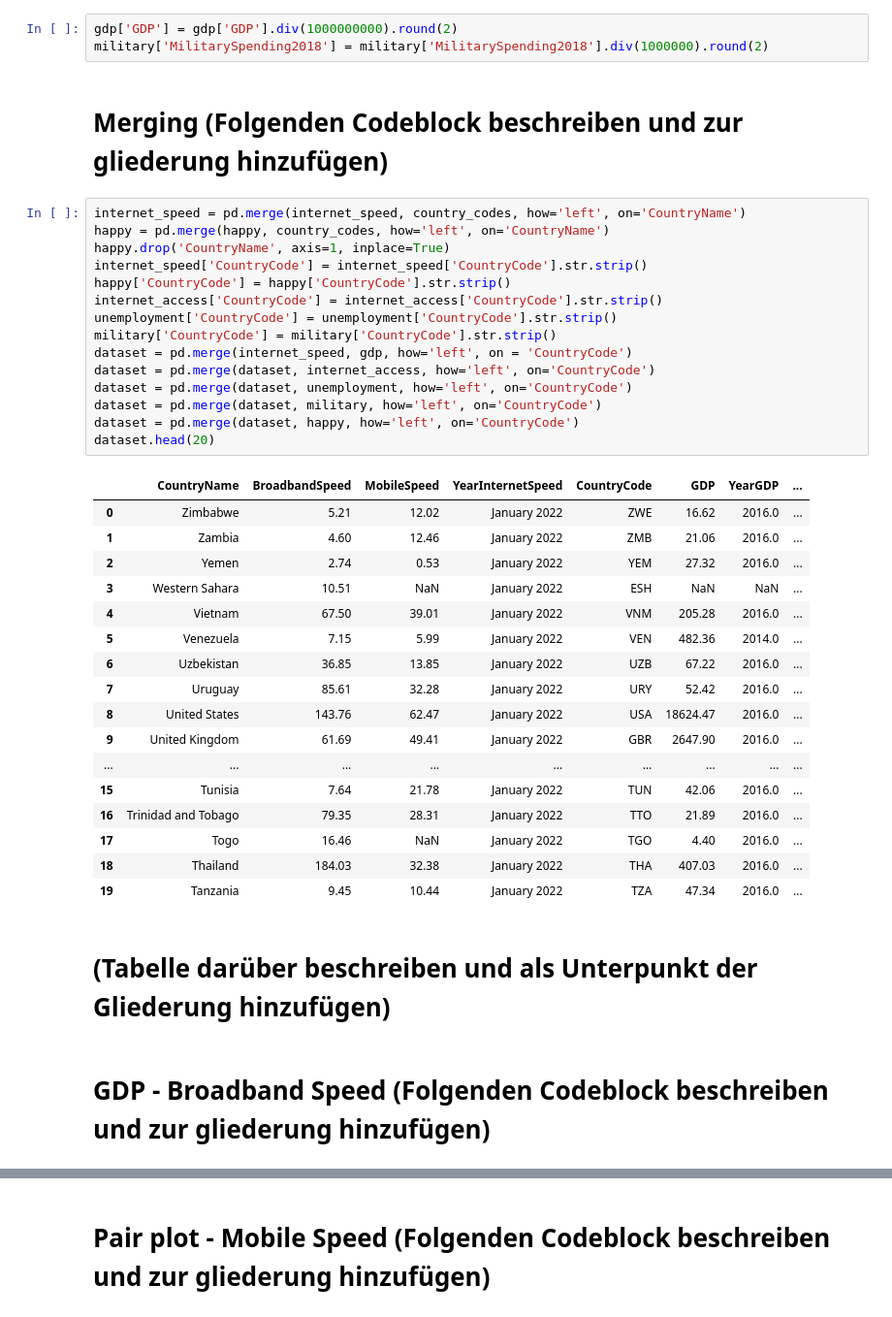
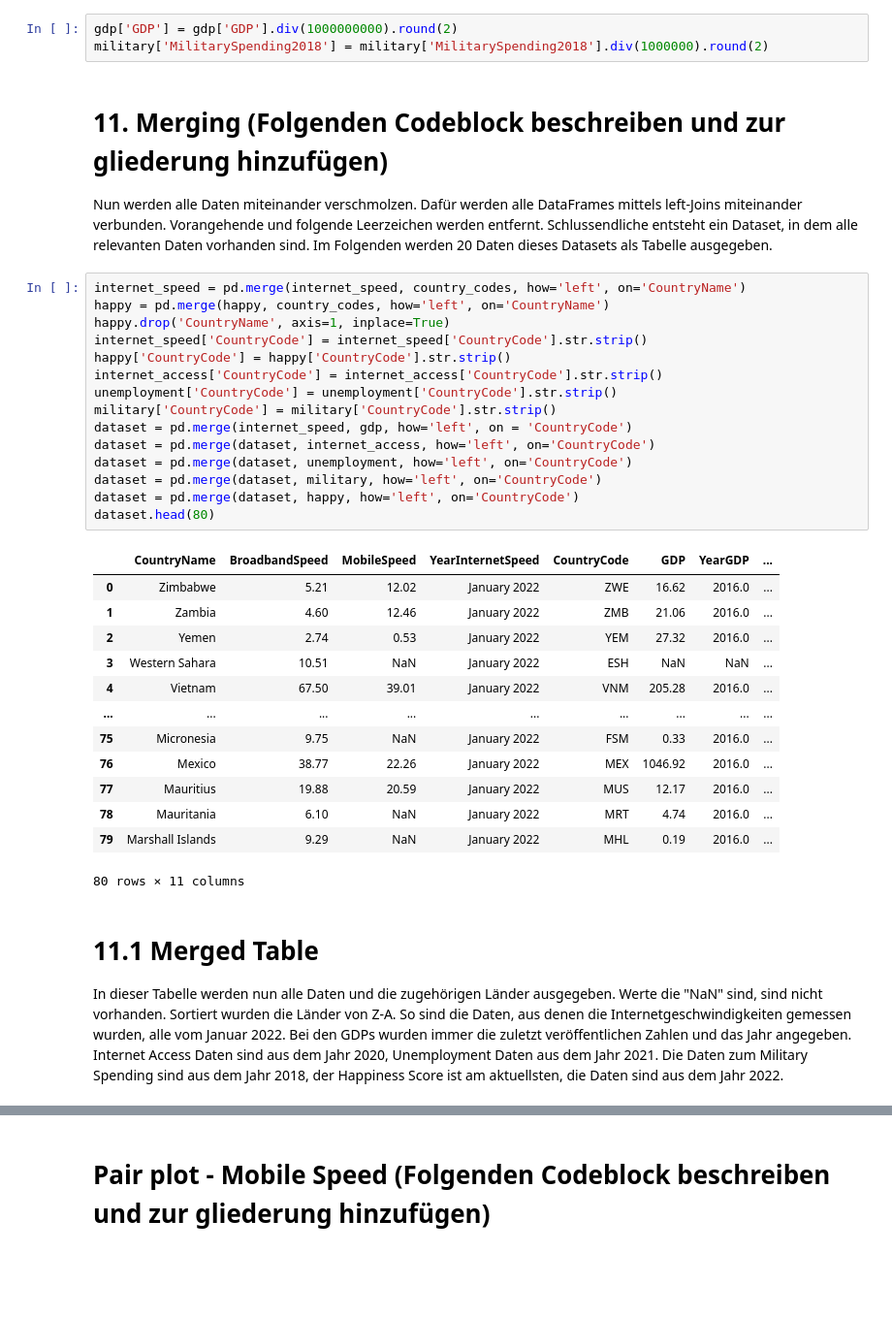
Before and after one commit to Gr4ph1xZ/DataAnalysisAndMachineLearningInternetSpeed, a Jupyter notebook: python/notebook.ipynb, the cells around one changed output, grey strips where cells are left out. Shown at 97% size. Cells and saved outputs as stored; diff of their text form; blank space fills up the shorter version.

```diff
--- a/python/notebook.ipynb
+++ b/python/notebook.ipynb
@@ -214,42 +253,40 @@ internet_speed.drop_duplicates(subset=['CountryName'], keep='first', inplace=Tru
 # %%
 gdp['GDP'] = gdp['GDP'].div(1000000000).round(2)
 military['MilitarySpending2018'] = military['MilitarySpending2018'].div(1000000).round(2)
-# %% [markdown]
-# Merging (Folgenden Codeblock beschreiben und zur gliederung hinzufügen)
+# %% [markdown]
+<a id='merging'></a>
+# 11. Merging (Folgenden Codeblock beschreiben und zur gliederung hinzufügen)
+Nun werden alle Daten miteinander verschmolzen. Dafür werden alle DataFrames mittels left-Joins miteinander verbunden. Vorangehende und folgende Leerzeichen werden entfernt. Schlussendliche entsteht ein Dataset, in dem alle relevanten Daten vorhanden sind. Im Folgenden werden 20 Daten dieses Datasets als Tabelle ausgegeben.
 # %%
 internet_speed = pd.merge(internet_speed, country_codes, how='left', on='CountryName')
 happy = pd.merge(happy, country_codes, how='left', on='CountryName')
 happy.drop('CountryName', axis=1, inplace=True)
 internet_speed['CountryCode'] = internet_speed['CountryCode'].str.strip()
 happy['CountryCode'] = happy['CountryCode'].str.strip()
 internet_access['CountryCode'] = internet_access['CountryCode'].str.strip()
 unemployment['CountryCode'] = unemployment['CountryCode'].str.strip()
 military['CountryCode'] = military['CountryCode'].str.strip()
 dataset = pd.merge(internet_speed, gdp, how='left', on = 'CountryCode')
 dataset = pd.merge(dataset, internet_access, how='left', on='CountryCode')
 dataset = pd.merge(dataset, unemployment, how='left', on='CountryCode')
 dataset = pd.merge(dataset, military, how='left', on='CountryCode')
 dataset = pd.merge(dataset, happy, how='left', on='CountryCode')
-dataset.head(20)
+dataset.head(80)
 # %% [output]
 |  | CountryName | BroadbandSpeed | MobileSpeed | YearInternetSpeed | CountryCode | GDP | YearGDP | ... |
 | 0 | Zimbabwe | 5.21 | 12.02 | January 2022 | ZWE | 16.62 | 2016.0 | ... |
 | 1 | Zambia | 4.60 | 12.46 | January 2022 | ZMB | 21.06 | 2016.0 | ... |
 | 2 | Yemen | 2.74 | 0.53 | January 2022 | YEM | 27.32 | 2016.0 | ... |
 | 3 | Western Sahara | 10.51 | NaN | January 2022 | ESH | NaN | NaN | ... |
 | 4 | Vietnam | 67.50 | 39.01 | January 2022 | VNM | 205.28 | 2016.0 | ... |
-| 5 | Venezuela | 7.15 | 5.99 | January 2022 | VEN | 482.36 | 2014.0 | ... |
-| 6 | Uzbekistan | 36.85 | 13.85 | January 2022 | UZB | 67.22 | 2016.0 | ... |
-| 7 | Uruguay | 85.61 | 32.28 | January 2022 | URY | 52.42 | 2016.0 | ... |
-| 8 | United States | 143.76 | 62.47 | January 2022 | USA | 18624.47 | 2016.0 | ... |
-| 9 | United Kingdom | 61.69 | 49.41 | January 2022 | GBR | 2647.90 | 2016.0 | ... |
 | ... | ... | ... | ... | ... | ... | ... | ... | ... |
-| 15 | Tunisia | 7.64 | 21.78 | January 2022 | TUN | 42.06 | 2016.0 | ... |
-| 16 | Trinidad and Tobago | 79.35 | 28.31 | January 2022 | TTO | 21.89 | 2016.0 | ... |
-| 17 | Togo | 16.46 | NaN | January 2022 | TGO | 4.40 | 2016.0 | ... |
-| 18 | Thailand | 184.03 | 32.38 | January 2022 | THA | 407.03 | 2016.0 | ... |
-| 19 | Tanzania | 9.45 | 10.44 | January 2022 | TZA | 47.34 | 2016.0 | ... |
+| 75 | Micronesia | 9.75 | NaN | January 2022 | FSM | 0.33 | 2016.0 | ... |
+| 76 | Mexico | 38.77 | 22.26 | January 2022 | MEX | 1046.92 | 2016.0 | ... |
+| 77 | Mauritius | 19.88 | 20.59 | January 2022 | MUS | 12.17 | 2016.0 | ... |
+| 78 | Mauritania | 6.10 | NaN | January 2022 | MRT | 4.74 | 2016.0 | ... |
+| 79 | Marshall Islands | 9.29 | NaN | January 2022 | MHL | 0.19 | 2016.0 | ... |
+80 rows × 11 columns
-# %% [markdown]
-# (Tabelle darüber beschreiben und als Unterpunkt der Gliederung hinzufügen)
-# %% [markdown]
-# GDP - Broadband Speed (Folgenden Codeblock beschreiben und zur gliederung hinzufügen)
+# %% [markdown]
+<a id='merged_table'></a>
+# 11.1 Merged Table
+In dieser Tabelle werden nun alle Daten und die zugehörigen Länder ausgegeben. Werte die "NaN" sind, sind nicht vorhanden. Sortiert wurden die Länder von Z-A. So sind die Daten, aus denen die Internetgeschwindigkeiten gemessen wurden, alle vom Januar 2022. Bei den GDPs wurden immer die zuletzt veröffentlichen Zahlen und das Jahr angegeben. Internet Access Daten sind aus dem Jahr 2020, Unemployment Daten aus dem Jahr 2021. Die Daten zum Military Spending sind aus dem Jahr 2018, der Happiness Score ist am aktuellsten, die Daten sind aus dem Jahr 2022.
```
Also changed, not shown: parts of 123 cells of this notebook.
